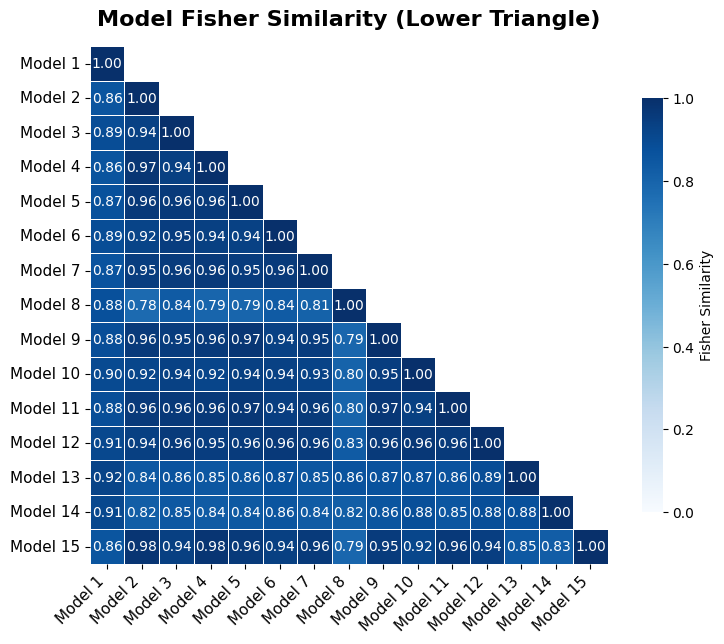
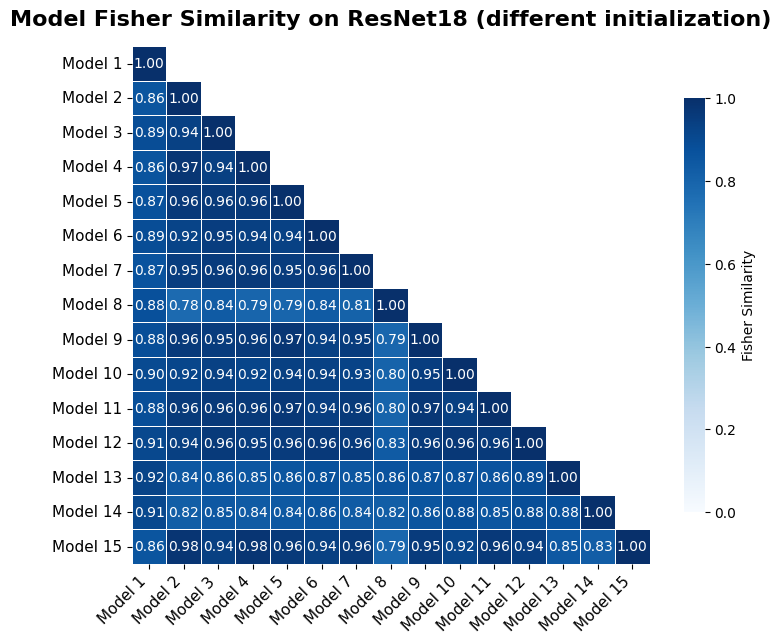
The change to this notebook cell's code, shown as a diff; its figure went from the first image to the second:
--- before
+++ after
@@ -1,2 +1 @@
-cifar_fisher_sim_matrix_diff_init = fisher_sim_matrix(cifar_result_diff_init["models"], cifar_train_loader, device, criterion=nn.CrossEntropyLoss())
-fisher_sim_heatmap(cifar_fisher_sim_matrix_diff_init)
+fisher_sim_heatmap(cifar_fisher_sim_matrix_diff_init, title='Model Fisher Similarity on ResNet18 (different initialization)')

Commit: 添加结果并优化绘图代码